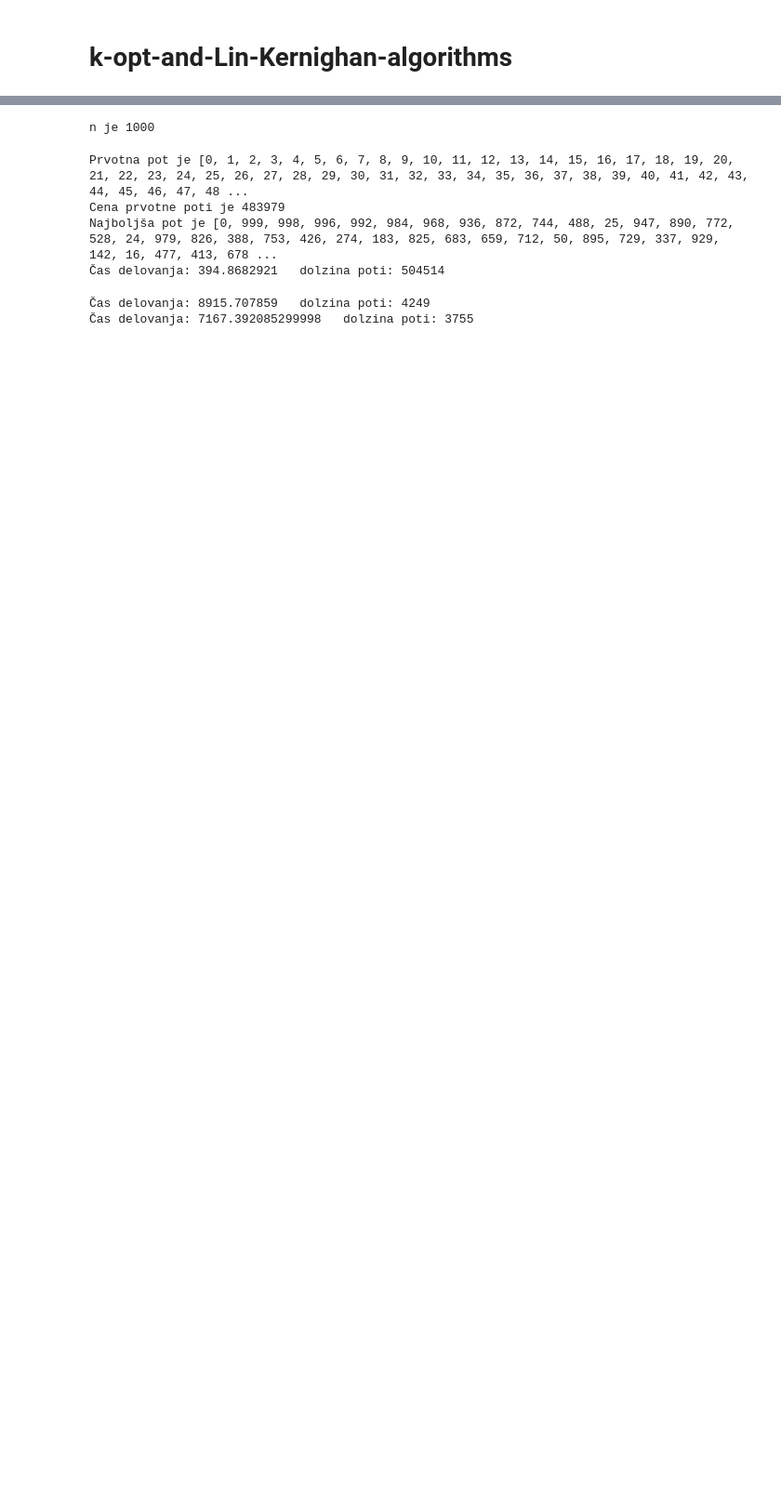
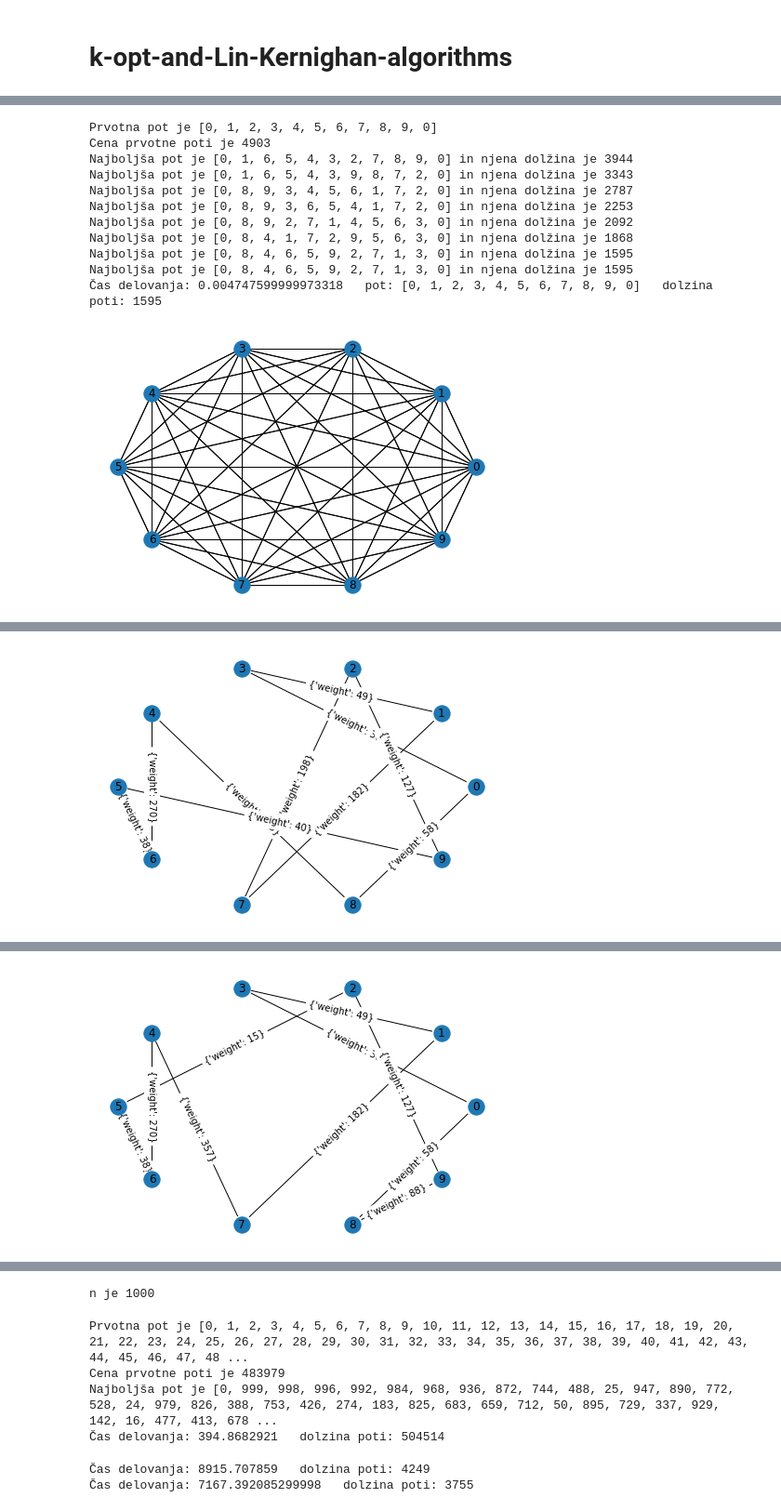
Before and after one commit to ines-silc/Financni-praktikum-projekt, a Jupyter notebook: program.ipynb, the cells around one changed output, grey strips where cells are left out. Shown at 93% size. Saved outputs shown, nothing was run; the diff lists cells and outputs as text; code cells hidden in the pictures; blank space fills up the shorter version.

```diff
--- a/program.ipynb
+++ b/program.ipynb
@@ -115,0 +106,70 @@ Matrika rešitve je [[0, 0, 0, 4, 0], [0, 0, 0, 0, 10], [3, 0, 0, 0, 0], [0, 9,
+# %%
+prvotna_pot = list(range(10))
+izhodisce = prvotna_pot[0]
+prvotna_pot.append(izhodisce)
+
+matrika = tg.matrika1
+zacetni_cas = time.clock()
+resitev2opt2 = pr.dva_opt(matrika, prvotna_pot)
+koncni_cas = time.clock()
+cas = koncni_cas - zacetni_cas
+print('Čas delovanja:', cas, '  pot:', prvotna_pot, '  dolzina poti:', pr.cena_poti(matrika, resitev2opt2[0]))
+
+primer2 = pr.pretvori_matriko_v_graf(matrika)
+pos = nx.circular_layout(primer2)
+nx.draw(primer2, pos = pos, with_labels = True)
+mpl.savefig("primeri/primer2.png", format="PNG", dpi = 1000)
+mpl.show()
+
+najboljsa_pot = resitev2opt2[0]
+print(najboljsa_pot)
+
+primer2_2opt = pr.pretvori_matriko_v_graf(pr.pretvori_resitev_v_matriko(najboljsa_pot, matrika))
+nx.draw(primer2_2opt, pos = pos, with_labels = True)
+nx.draw_networkx_edge_labels(primer2_2opt, pos = pos, labels = nx.get_edge_attributes(primer2_2opt, 'weight'))
+mpl.savefig("primeri/primer2_2opt.png", format="PNG", dpi = 1000)
+mpl.show()
+
+prvotna_pot = list(range(10))
+
+zacetni_cas = time.clock()
+pot = pr2.tri_opt(matrika, prvotna_pot)
+koncni_cas = time.clock()
+cas = koncni_cas - zacetni_cas
+cikel = pot
+cikel.append(pot[0])
+print('Čas delovanja:', cas, '  pot:', cikel, '  dolzina poti:', pr.cena_poti(matrika, cikel))
+#cena = pr.cena_poti(matrika, cikel)
+
+primer2_3opt = pr.pretvori_matriko_v_graf(pr.pretvori_resitev_v_matriko(cikel, matrika))
+nx.draw(primer2_3opt, pos = pos, with_labels = True)
+nx.draw_networkx_edge_labels(primer2_3opt, pos = pos, labels = nx.get_edge_attributes(primer2_3opt, 'weight'))
+mpl.savefig("primeri/primer2_3opt.png", format="PNG", dpi = 1000)
+mpl.show()
+
+zacetni_cas = time.clock()
+primer2_lk = lk.Lin_Kernighan(matrika, prvotna_pot)
+koncni_cas = time.clock()
+cas = koncni_cas - zacetni_cas
+cikel = primer2_lk
+cikel.append(cikel[0])
+print('Čas delovanja:', cas, '  pot:', cikel, '  dolzina poti:', pr.cena_poti(matrika, cikel))
+
+primer2_lk = lk.pretvori_matriko_v_graf(lk.pretvori_resitev_v_matriko(cikel, matrika))
+nx.draw(primer2_lk, pos = pos, with_labels = True)
+nx.draw_networkx_edge_labels(primer2_lk, pos = pos, labels = nx.get_edge_attributes(primer2_lk, 'weight'))
+mpl.savefig("primeri/primer2_lk.png", format="PNG", dpi = 1000)
+mpl.show()
+# %% [output]
+Prvotna pot je [0, 1, 2, 3, 4, 5, 6, 7, 8, 9, 0]
+Cena prvotne poti je 4903
+Najboljša pot je [0, 1, 6, 5, 4, 3, 2, 7, 8, 9, 0] in njena dolžina je 3944
+Najboljša pot je [0, 1, 6, 5, 4, 3, 9, 8, 7, 2, 0] in njena dolžina je 3343
+Najboljša pot je [0, 8, 9, 3, 4, 5, 6, 1, 7, 2, 0] in njena dolžina je 2787
+Najboljša pot je [0, 8, 9, 3, 6, 5, 4, 1, 7, 2, 0] in njena dolžina je 2253
+Najboljša pot je [0, 8, 9, 2, 7, 1, 4, 5, 6, 3, 0] in njena dolžina je 2092
+Najboljša pot je [0, 8, 4, 1, 7, 2, 9, 5, 6, 3, 0] in njena dolžina je 1868
+Najboljša pot je [0, 8, 4, 6, 5, 9, 2, 7, 1, 3, 0] in njena dolžina je 1595
+Najboljša pot je [0, 8, 4, 6, 5, 9, 2, 7, 1, 3, 0] in njena dolžina je 1595
+Čas delovanja: 0.004747599999973318   pot: [0, 1, 2, 3, 4, 5, 6, 7, 8, 9, 0]   dolzina poti: 1595
+[figure, added]
@@ -115,0 +188 @@ Matrika rešitve je [[0, 0, 0, 4, 0], [0, 0, 0, 0, 10], [3, 0, 0, 0, 0], [0, 9,
+[figure, added]
@@ -115,0 +201 @@ Matrika rešitve je [[0, 0, 0, 4, 0], [0, 0, 0, 0, 10], [3, 0, 0, 0, 0], [0, 9,
+[figure, added]
```
Also changed, not shown: parts of 14 cells of this notebook, 20 other files.
